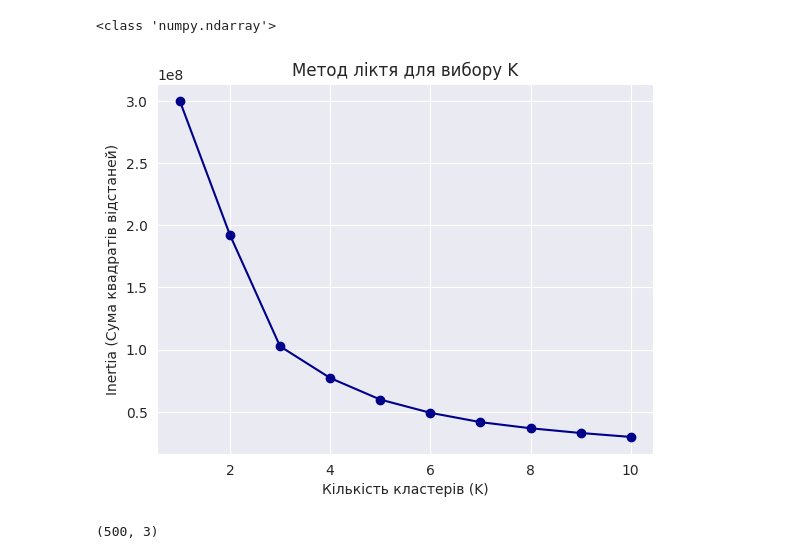
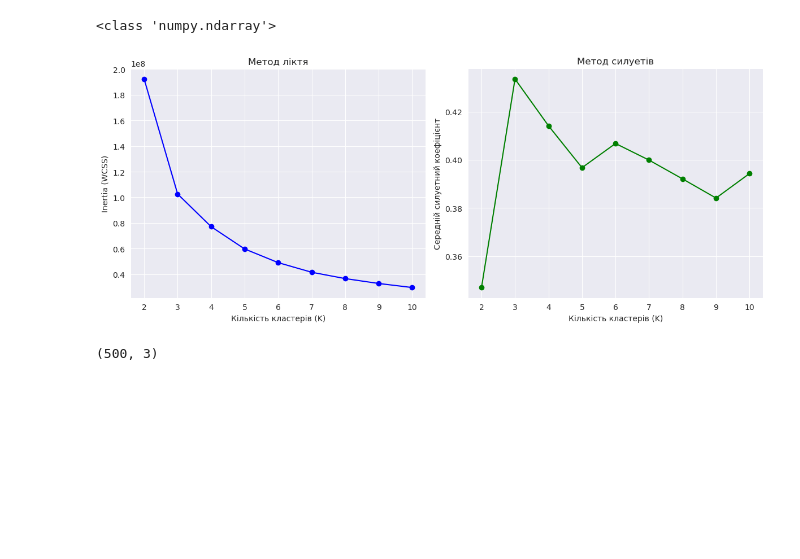
Before and after one commit to SiracencoSerghei/DataScienceHW, a Jupyter notebook: HW6/hw6.ipynb, the cells around one changed output. Cells and saved outputs as stored; diff of their text form; code cells hidden in the pictures; blank space fills up the shorter version.

```diff
--- a/HW6/hw6.ipynb
+++ b/HW6/hw6.ipynb
@@ -153,23 +174,52 @@ print(type(X_pca))
 # %% [output]
 <class 'numpy.ndarray'>
 # %%
-inertia = []
-k_range = range(1, 11)
+# inertia = []
+# k_range = range(1, 11)
 
-for k in k_range:
-    mnist_kmeans = KMeans(n_clusters=k, random_state=42, n_init=10)
-    mnist_kmeans.fit(X_pca)
-    inertia.append(mnist_kmeans.inertia_)
+# for k in k_range:
+#     mnist_kmeans = KMeans(n_clusters=k, random_state=42, n_init=10)
+#     mnist_kmeans.fit(X_pca)
+#     inertia.append(mnist_kmeans.inertia_)
 # %%
 
-# Будуємо графік
-plt.plot(k_range, inertia, marker='o', linestyle='-', color='darkblue')
-plt.xlabel('Кількість кластерів (K)')
-plt.ylabel('Inertia (Сума квадратів відстаней)')
-plt.title('Метод ліктя для вибору K')
-plt.show()
+# # Будуємо графік
+# plt.plot(k_range, inertia, marker='o', linestyle='-', color='darkblue')
+# plt.xlabel('Кількість кластерів (K)')
+# plt.ylabel('Inertia (Сума квадратів відстаней)')
+# plt.title('Метод ліктя для вибору K')
+# plt.show()
-# %% [output]
-[figure, removed]
+# %%
+inertia = []
+silhouette_scores = []
+k_range = range(2, 11)  # для силуета потрібно від 2 кластерів
+
+for k in k_range:
+    kmeans = KMeans(n_clusters=k, random_state=42, n_init=10)
+    labels = kmeans.fit_predict(X_pca)
+    inertia.append(kmeans.inertia_)
+    score = silhouette_score(X_pca, labels)
+    silhouette_scores.append(score)
+
+# Візуалізація обох методів
+fig, axs = plt.subplots(1, 2, figsize=(12, 5))
+
+# Метод ліктя
+axs[0].plot(k_range, inertia, marker="o", color="blue")
+axs[0].set_title("Метод ліктя")
+axs[0].set_xlabel("Кількість кластерів (K)")
+axs[0].set_ylabel("Inertia (WCSS)")
+
+# Метод силуетів
+axs[1].plot(k_range, silhouette_scores, marker="o", color="green")
+axs[1].set_title("Метод силуетів")
+axs[1].set_xlabel("Кількість кластерів (K)")
+axs[1].set_ylabel("Середній силуетний коефіцієнт")
+
+plt.tight_layout()
+plt.show()
+# %% [output]
+[figure, added]
 # %%
 # Виконання кластеризації KMeans
 mnist_kmeans = KMeans(n_clusters=3, random_state=42)
```
Also changed, not shown: parts of 7 cells of this notebook.
